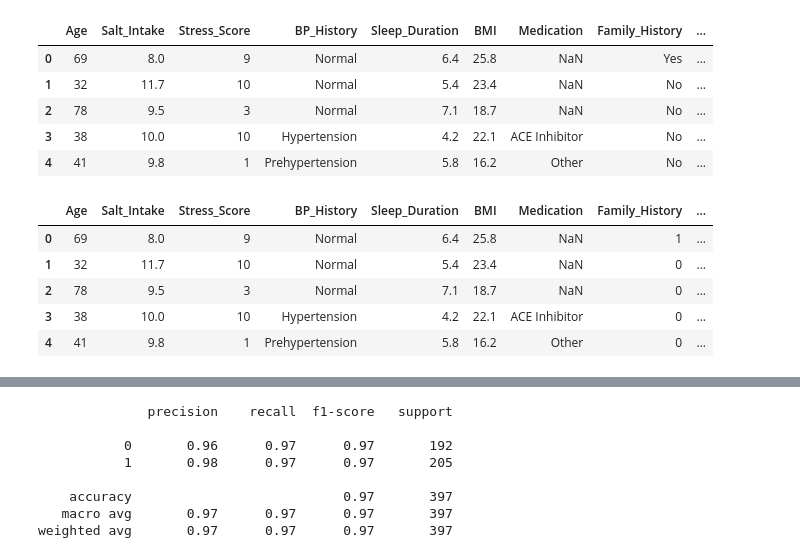
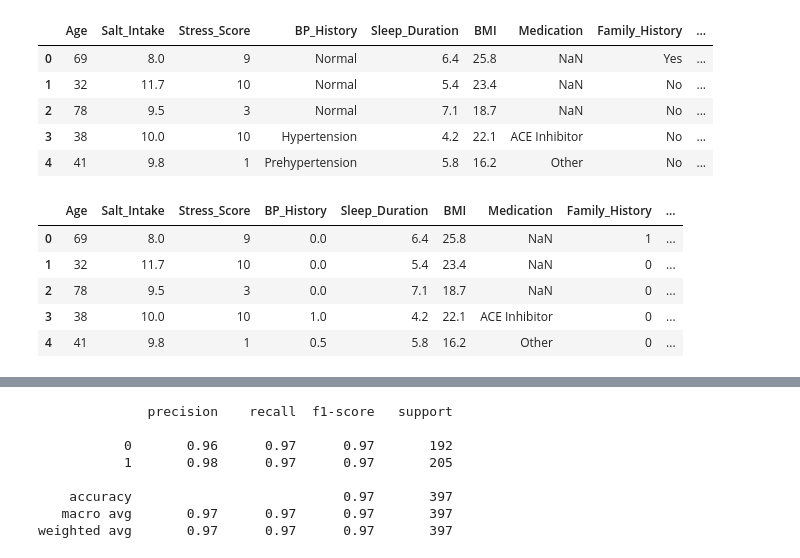
Before and after one commit to gsscala/hypertension_prediction, a Jupyter notebook: notebook.ipynb, the cells around one changed output, grey strips where cells are left out. Cells and saved outputs as stored; diff of their text form; code cells hidden in the pictures.

Commit message:
using BP_History

```diff
--- a/notebook.ipynb
+++ b/notebook.ipynb
@@ -18,21 +18,22 @@ df.head()
 # %%
 df["Has_Hypertension"] = df["Has_Hypertension"].map({"Yes": 1, "No": 0})
 
 df["Smoking_Status"] = df["Smoking_Status"].map({"Smoker": 1, "Non-Smoker": 0})
 
 df["Family_History"] = df["Family_History"].map({"Yes": 1, "No": 0})
 
 df["Exercise_Level"] = df["Exercise_Level"].map({"High": 1, "Moderate": 0.5, "Low": 0})
 
+df["BP_History"] = df["BP_History"].map({"Hypertension": 1, "Prehypertension": 0.5, "Normal": 0})
 
 df.head()
 # %% [output]
 |  | Age | Salt_Intake | Stress_Score | BP_History | Sleep_Duration | BMI | Medication | Family_History | ... |
-| 0 | 69 | 8.0 | 9 | Normal | 6.4 | 25.8 | NaN | 1 | ... |
-| 1 | 32 | 11.7 | 10 | Normal | 5.4 | 23.4 | NaN | 0 | ... |
-| 2 | 78 | 9.5 | 3 | Normal | 7.1 | 18.7 | NaN | 0 | ... |
-| 3 | 38 | 10.0 | 10 | Hypertension | 4.2 | 22.1 | ACE Inhibitor | 0 | ... |
-| 4 | 41 | 9.8 | 1 | Prehypertension | 5.8 | 16.2 | Other | 0 | ... |
+| 0 | 69 | 8.0 | 9 | 0.0 | 6.4 | 25.8 | NaN | 1 | ... |
+| 1 | 32 | 11.7 | 10 | 0.0 | 5.4 | 23.4 | NaN | 0 | ... |
+| 2 | 78 | 9.5 | 3 | 0.0 | 7.1 | 18.7 | NaN | 0 | ... |
+| 3 | 38 | 10.0 | 10 | 1.0 | 4.2 | 22.1 | ACE Inhibitor | 0 | ... |
+| 4 | 41 | 9.8 | 1 | 0.5 | 5.8 | 16.2 | Other | 0 | ... |
 # %%
 corr = df[["Age", "Salt_Intake", "Stress_Score", "Sleep_Duration", "BMI", "Family_History", "Exercise_Level", "Smoking_Status", "Has_Hypertension", "BP_History"]].corr()
 sns.heatmap(corr, annot=True, cmap="coolwarm")
```
Also changed, not shown: parts of 3 cells of this notebook.
